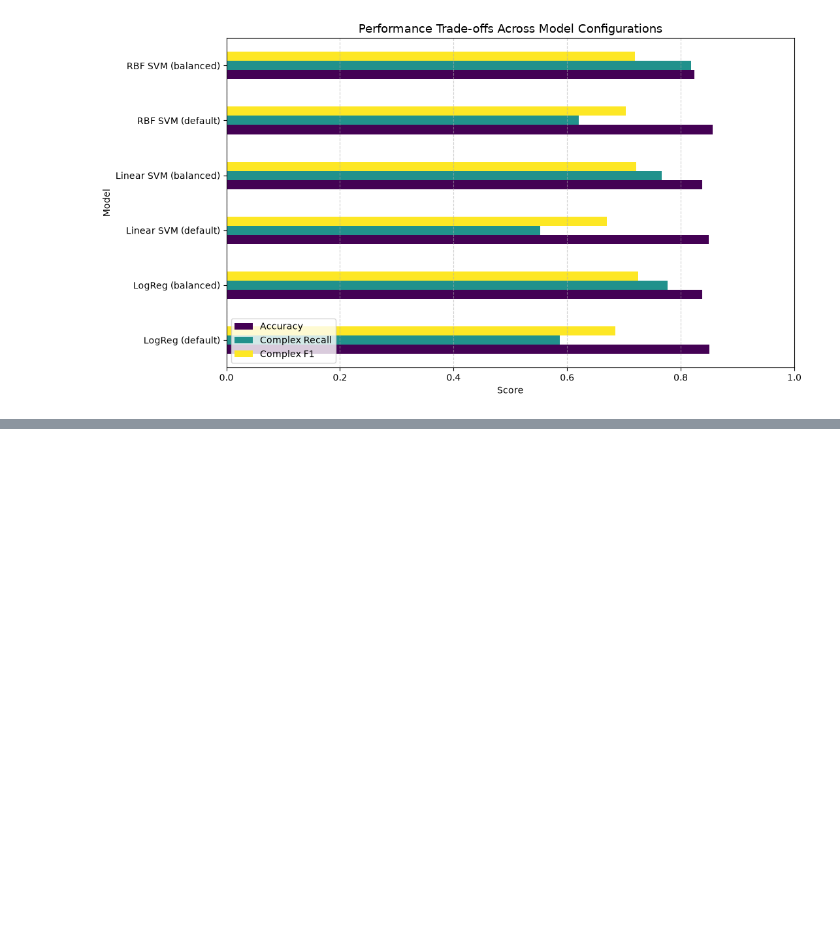
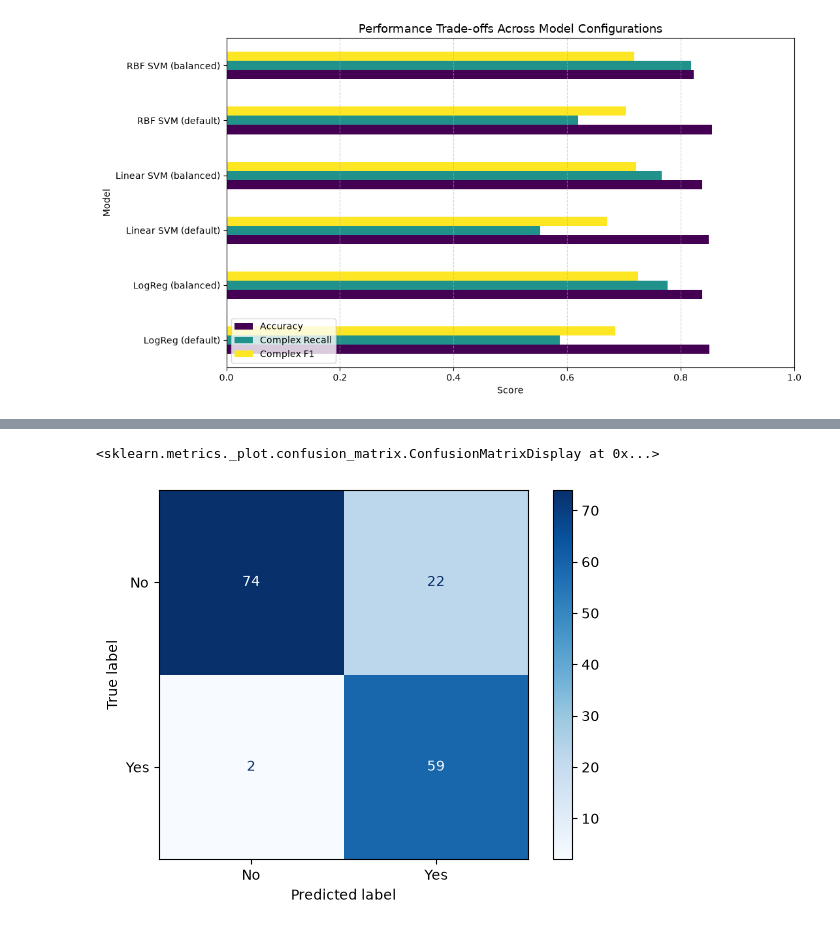
Before and after one commit to Churro1/project7, a Jupyter notebook: Project7.ipynb, the cells around one changed output, grey strips where cells are left out. Cells and saved outputs as stored; diff of their text form; code cells hidden in the pictures; blank space fills up the shorter version.

```diff
--- a/Project7.ipynb
+++ b/Project7.ipynb
@@ -312,0 +346,36 @@ plt.show()
+# %%
+X = earthquake[["longitude", "latitude", "magnitude", "Year"]]
+y = earthquake['tsunami']
+
+# Split into 80/20 train/test sets
+X_train, X_test, y_train, y_test = train_test_split(
+    X, y, test_size=0.2, random_state=42, stratify=y
+)
+
+# Standardize the features
+scaler = StandardScaler()
+X_train_scaled = scaler.fit_transform(X_train)
+X_test_scaled = scaler.transform(X_test)
+
+# Model 1: Logistic Regression
+log_reg = LogisticRegression(max_iter=1000, random_state=42)
+log_reg.fit(X_train_scaled, y_train)
+y_pred_lr = log_reg.predict(X_test_scaled)
+
+print("--- Logistic Regression Results ---")
+print(classification_report(y_test, y_pred_lr))
+
+# Model 2: Linear SVM
+linear_svm = LinearSVC(dual='auto', max_iter=2000, random_state=42)
+linear_svm.fit(X_train_scaled, y_train)
+y_pred_svm = linear_svm.predict(X_test_scaled)
+
+rbf_svm = SVC(kernel='rbf', gamma='scale', random_state=42, class_weight="balanced")
+rbf_svm.fit(X_train_scaled, y_train)
+y_pred_rbf_svm = rbf_svm.predict(X_test_scaled)
+
+print("--- Linear SVM Results ---")
+print(classification_report(y_test, y_pred_svm))
+
+print("--- Radial SVM Results ---")
+print(classification_report(y_test, y_pred_rbf_svm))
@@ -312,0 +436,9 @@ plt.show()
+# %%
+ConfusionMatrixDisplay.from_estimator(
+    rbf_svm, X_test_scaled, y_test,
+    display_labels=["No", "Yes"],
+    cmap="Blues"
+)
+# %% [output]
+<sklearn.metrics._plot.confusion_matrix.ConfusionMatrixDisplay at 0x...>
+[figure, added]
```
Also changed, not shown: parts of 8 cells of this notebook, 1 other file.
